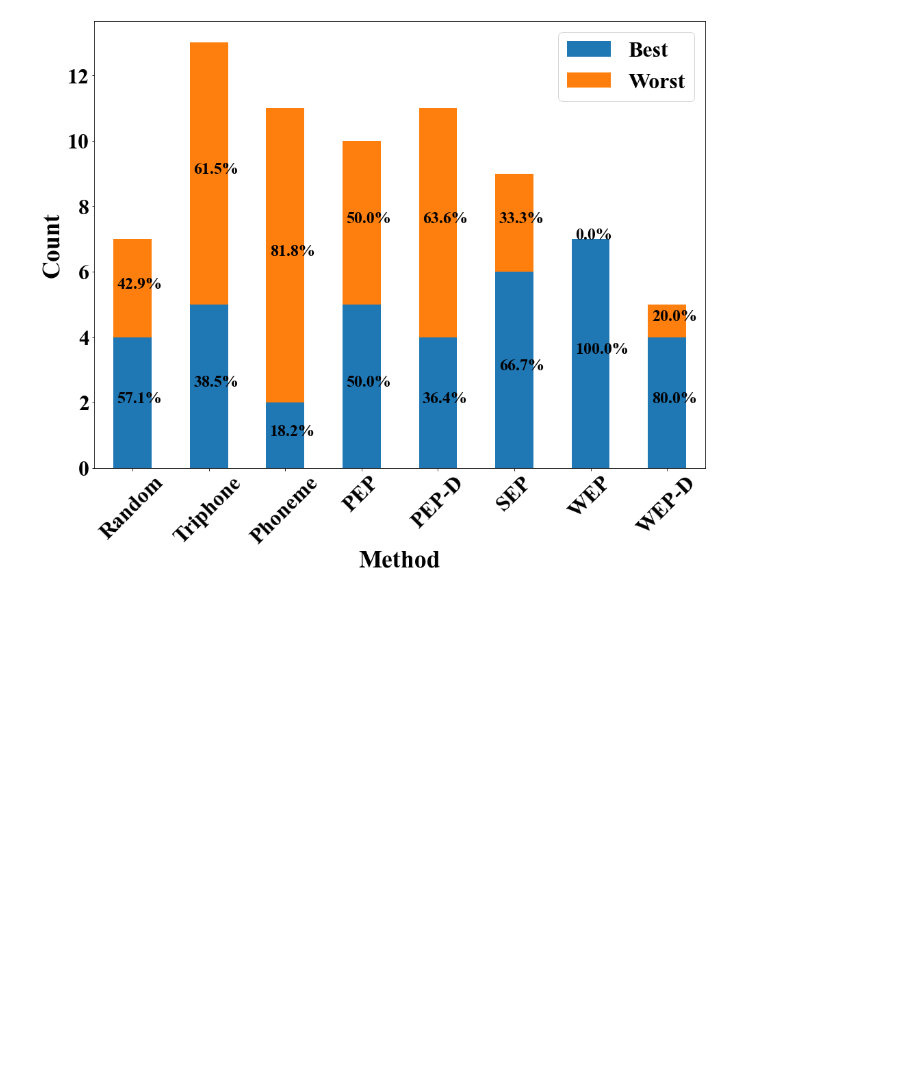
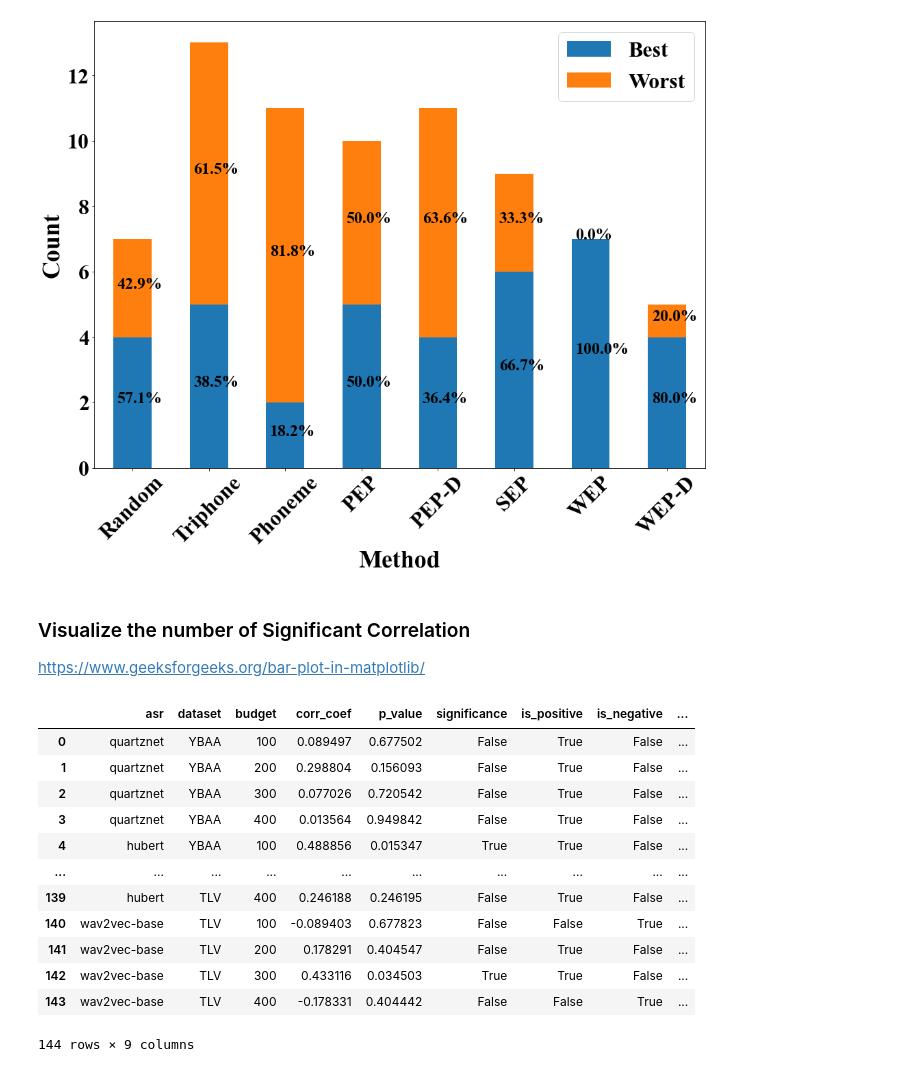
Before and after one commit to yangzhou6666/ASRProphet, a Jupyter notebook: visualization.ipynb, the cells around one changed output. Drawn from its saved outputs; the diff is of its cells as text; code cells hidden in the pictures; blank space fills up the shorter version.

```diff
--- a/visualization.ipynb
+++ b/visualization.ipynb
@@ -79,3 +79,62 @@ filename = "result/plot/best_worst_distribution.pdf"
 plt.savefig(filename, bbox_inches='tight')
 # %% [output]
 [figure]
+# %% [markdown]
+### Visualize the number of Significant Correlation
+
+https://www.geeksforgeeks.org/bar-plot-in-matplotlib/
+# %%
+fpath = "result/analyze/1/original_model_performance_correlation_group_by_dataset_and_asr_and_budget.txt"
+
+
+data = {}
+for key in ["asr", "dataset", "budget", "corr_coef", "p_value"]:
+    data[key] = []
+with open(fpath, "r") as f:
+    lines = f.readlines()
+    i = 0
+    while i < len(lines):
+        line = lines[i].strip()
+        if line.startswith("Dataset:"):
+            dataset = line.split()[-1]
+            i += 1
+            line = lines[i].strip()
+            asr = line.split()[-1]
+            i += 1
+            line = lines[i].strip()
+            budget = line.split()[-1]
+            i += 1
+            line = lines[i].strip()
+            corr_coeff = float(line.split()[-1])
+            i += 1
+            line = lines[i].strip()
+            p_value = float(line.split()[-1])
+
+            data["asr"].append(asr)
+            data["dataset"].append(dataset)
+            data["budget"].append(budget)
+            data["corr_coef"].append(corr_coeff)
+            data["p_value"].append(p_value)
+        i += 1
+
+df = pd.DataFrame(data)
+
+df["significance"] = df["p_value"].apply(lambda x: True if x < 0.05 else False)
+df["is_positive"] = df["corr_coef"].apply(lambda x: True if x >= 0 else False)
+df["is_negative"] = df["corr_coef"].apply(lambda x: True if x < 0 else False)
+df["guildford_scale"] = df["corr_coef"].apply(lambda x: "low" if abs(x) <= 0.4 else ("moderate" if abs(x) <= 0.7 else "high"))
+df
+# %% [output]
+|  | asr | dataset | budget | corr_coef | p_value | significance | is_positive | is_negative | ... |
+| 0 | quartznet | YBAA | 100 | 0.089497 | 0.677502 | False | True | False | ... |
+| 1 | quartznet | YBAA | 200 | 0.298804 | 0.156093 | False | True | False | ... |
+| 2 | quartznet | YBAA | 300 | 0.077026 | 0.720542 | False | True | False | ... |
+| 3 | quartznet | YBAA | 400 | 0.013564 | 0.949842 | False | True | False | ... |
+| 4 | hubert | YBAA | 100 | 0.488856 | 0.015347 | True | True | False | ... |
+| ... | ... | ... | ... | ... | ... | ... | ... | ... | ... |
+| 139 | hubert | TLV | 400 | 0.246188 | 0.246195 | False | True | False | ... |
+| 140 | wav2vec-base | TLV | 100 | -0.089403 | 0.677823 | False | False | True | ... |
+| 141 | wav2vec-base | TLV | 200 | 0.178291 | 0.404547 | False | True | False | ... |
+| 142 | wav2vec-base | TLV | 300 | 0.433116 | 0.034503 | True | True | False | ... |
+| 143 | wav2vec-base | TLV | 400 | -0.178331 | 0.404442 | False | False | True | ... |
+144 rows × 9 columns
```
Also changed, not shown: parts of 2 cells of this notebook.
